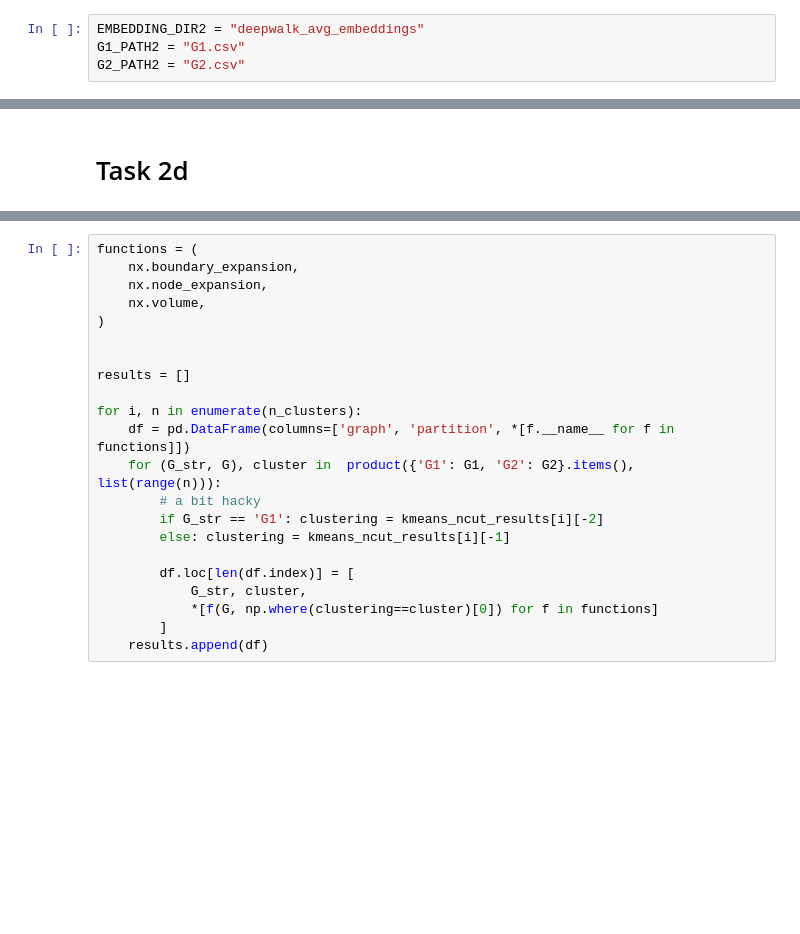
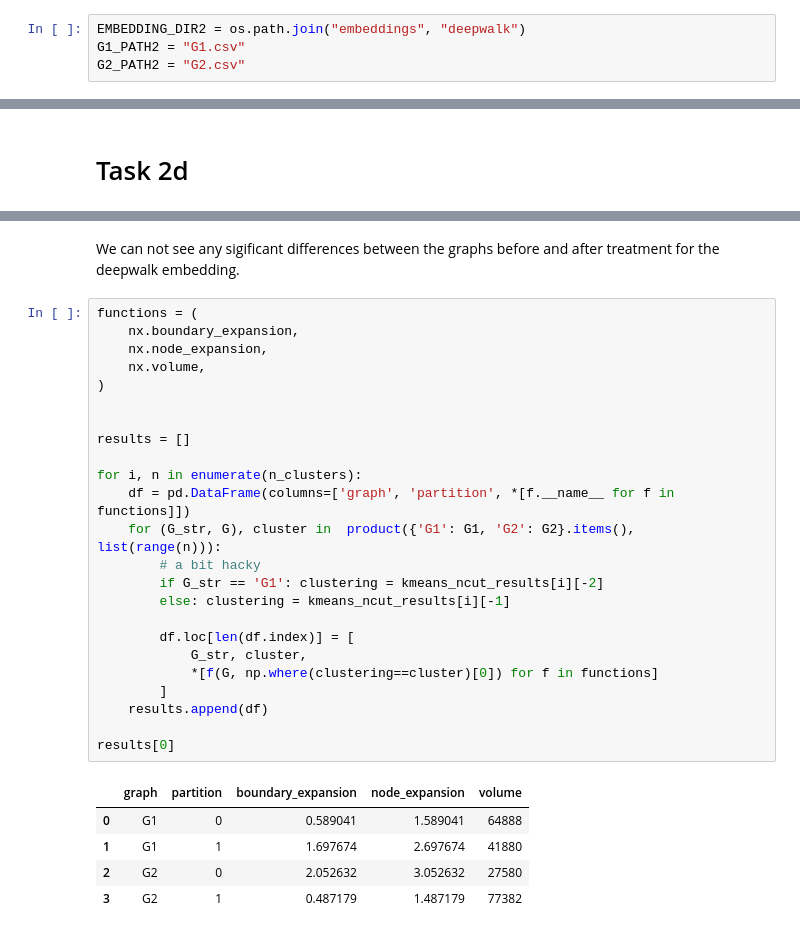
Before and after one commit to mozzafiato/DataMiningAssignment, a Jupyter notebook: Task2/task_2c_2d.ipynb, the cells around one changed output, grey strips where cells are left out. Cells and saved outputs as stored; diff of their text form; blank space fills up the shorter version.

```diff
--- a/Task2/task_2c_2d.ipynb
+++ b/Task2/task_2c_2d.ipynb
@@ -58,7 +58,7 @@ EMBEDDING_DIR = "embeddings"
 G1_PATH = "best_G1_DMGI.pkl"
 G2_PATH = "best_G2_DMGI.pkl"
 # %%
-EMBEDDING_DIR2 = "deepwalk_avg_embeddings"
+EMBEDDING_DIR2 = os.path.join("embeddings", "deepwalk")
 G1_PATH2 = "G1.csv"
 G2_PATH2 = "G2.csv"
 # %%
@@ -698,22 +697,32 @@ results
+# %% [markdown]
+We can not see any sigificant differences between the graphs before and after treatment for the deepwalk embedding.
 # %%
 functions = (
     nx.boundary_expansion,
     nx.node_expansion,
     nx.volume,
 )
 
 
 results = []
 
 for i, n in enumerate(n_clusters):
     df = pd.DataFrame(columns=['graph', 'partition', *[f.__name__ for f in functions]])
     for (G_str, G), cluster in  product({'G1': G1, 'G2': G2}.items(), list(range(n))):
         # a bit hacky
         if G_str == 'G1': clustering = kmeans_ncut_results[i][-2]
         else: clustering = kmeans_ncut_results[i][-1]
 
         df.loc[len(df.index)] = [
             G_str, cluster,
             *[f(G, np.where(clustering==cluster)[0]) for f in functions]
         ]
     results.append(df)
+
+results[0]
+# %% [output]
+|  | graph | partition | boundary_expansion | node_expansion | volume |
+| 0 | G1 | 0 | 0.589041 | 1.589041 | 64888 |
+| 1 | G1 | 1 | 1.697674 | 2.697674 | 41880 |
+| 2 | G2 | 0 | 2.052632 | 3.052632 | 27580 |
+| 3 | G2 | 1 | 0.487179 | 1.487179 | 77382 |
```
Also changed, not shown: parts of 26 cells of this notebook.
